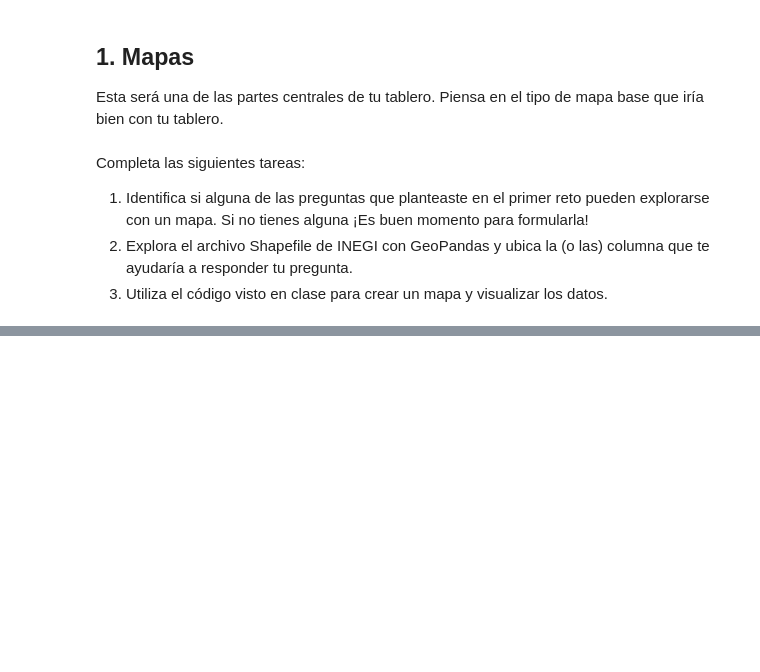
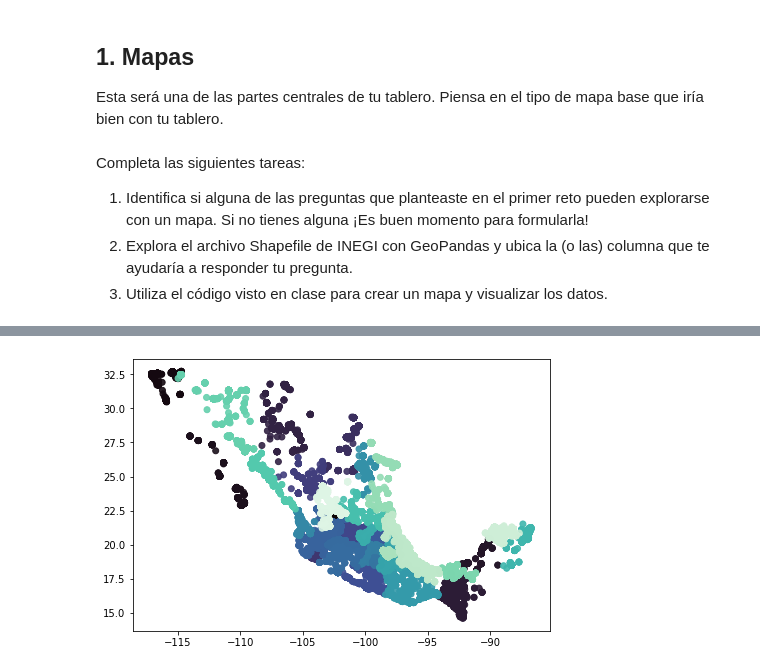
Before and after one commit to DanielEduardoLopez/DEVF-DataVisualization, a Jupyter notebook: Part4_Challenge_INEGI.ipynb, the cells around one changed output, grey strips where cells are left out. Drawn from its saved outputs; the diff is of its cells as text; code cells hidden in the pictures; blank space fills up the shorter version.

```diff
--- a/Part4_Challenge_INEGI.ipynb
+++ b/Part4_Challenge_INEGI.ipynb
@@ -19,0 +59,26 @@ Completa las siguientes tareas:
+# %%
+# Carga del dataframe
+%cd /content/drive/MyDrive/Colab Notebooks/conjunto_de_datos/
+df = pd.read_csv('denue_inegi_54_.csv', encoding = 'ISO-8859-1') # Categoría de "Servicios profesionales, científicos y técnicos" (2022) del DENUE
+
+# Para los campos de tipo fecha se convirtió el campo fecha_alta de object a date
+df['fecha_alta'] = pd.to_datetime(df['fecha_alta'], errors = 'coerce', yearfirst=True, infer_datetime_format = True)
+
+# Limpieza de la columna per_ocu
+df['per_ocu'] = df['per_ocu'].map(lambda x: x.replace(' a ', '-').replace(' personas', ''))
+
+# Función para convertir los rangos de personas empleadas en números enteros
+def cleaner(x):
+  r = list()
+  if x == '251 y más':
+    r.append(251)
+  else:
+    x = x.split('-')
+    for i in x:
+      r.append(int(i))
+
+  return r
+
+df['per_ocu_int'] = df['per_ocu'].apply(lambda x: np.mean(cleaner(x)))
+
+df.head()
@@ -19,0 +220,3 @@ Completa las siguientes tareas:
+# %%
+df_geo = gpd.read_file('denue_inegi_54_.shp')
+df_geo.head()
@@ -19,0 +231,5 @@ Completa las siguientes tareas:
+# %%
+# Limpieza de la columna per_ocu
+df_geo['per_ocu'] = df_geo['per_ocu'].map(lambda x: x.replace(' a ', '-').replace(' personas', ''))
+df_geo['per_ocu_int'] = df_geo['per_ocu'].apply(lambda x: np.mean(cleaner(x)))
+df_geo['per_ocu_int'].head()
@@ -19,0 +322,5 @@ Completa las siguientes tareas:
+# %%
+# Mapa con todas las ubicaciones de organizaciones oferentes de servicios profesionales y técnicos
+ax = df_geo.plot(figsize=(10,5), alpha=0.9, cmap='mako',  column='entidad')
+# %% [output]
+[figure, added]
```
Also changed, not shown: parts of 34 cells of this notebook.
